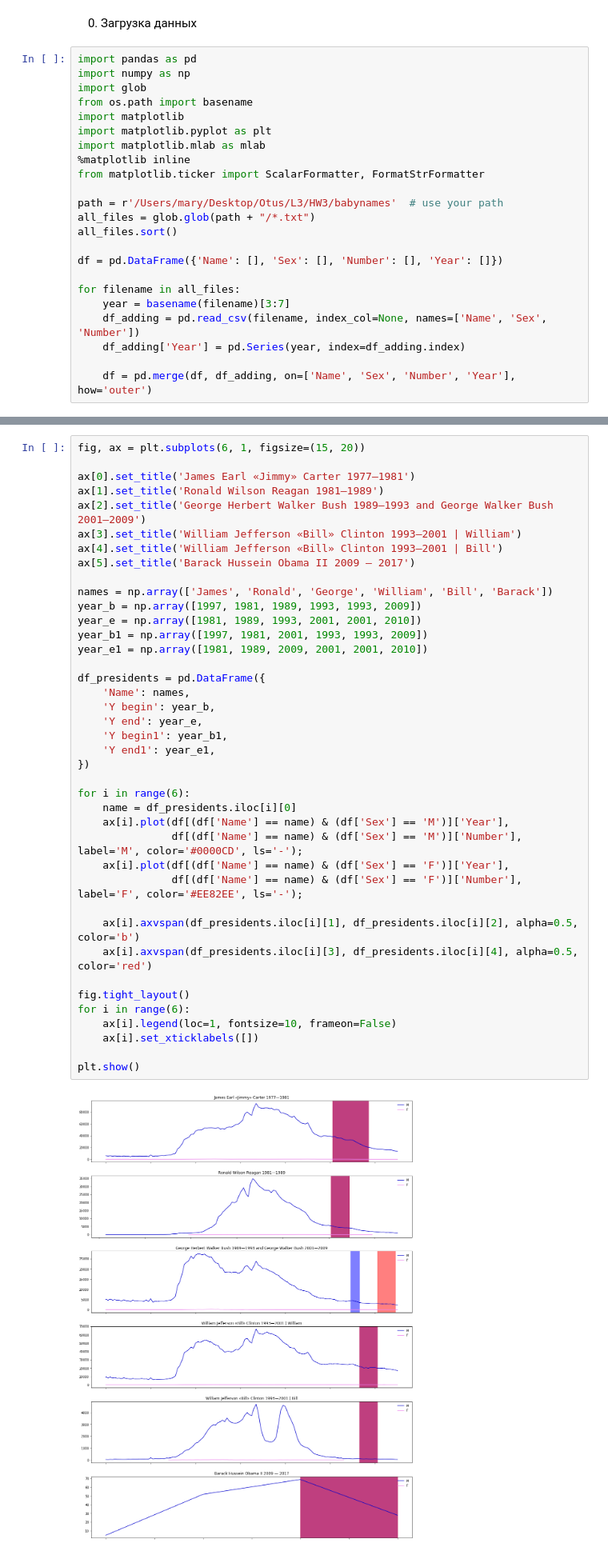
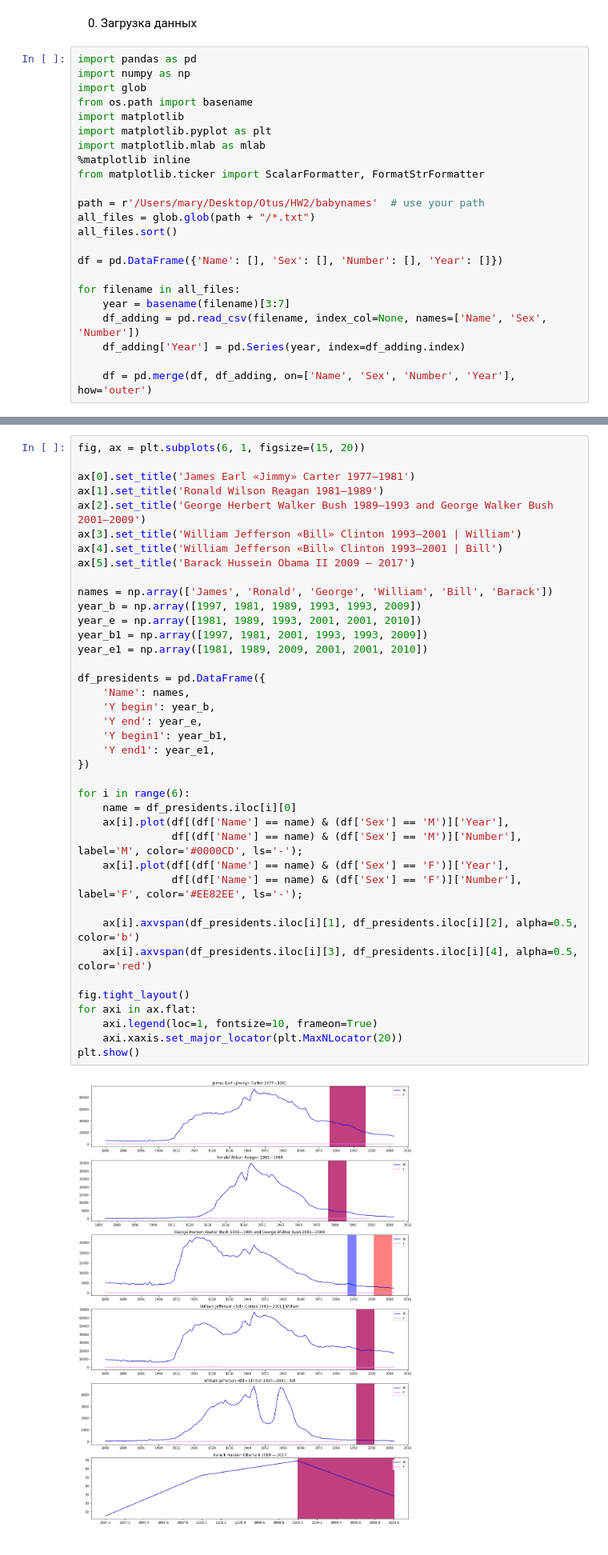
Before and after one commit to mmariyavyatkina/otus_course, a Jupyter notebook: HW2/Part1.ipynb, the cells around one changed output, grey strips where cells are left out. Shown at 80% size. Cells and saved outputs as stored; diff of their text form.

```diff
--- a/HW2/Part1.ipynb
+++ b/HW2/Part1.ipynb
@@ -11,7 +11,7 @@ import matplotlib.mlab as mlab
 %matplotlib inline
 from matplotlib.ticker import ScalarFormatter, FormatStrFormatter
 
-path = r'/Users/mary/Desktop/Otus/L3/HW3/babynames'  # use your path
+path = r'/Users/mary/Desktop/Otus/HW2/babynames'  # use your path
 all_files = glob.glob(path + "/*.txt")
 all_files.sort()
 
@@ -297,37 +296,36 @@ ax[3].set_title('William Jefferson «Bill» Clinton 1993—2001 | William')
 ax[4].set_title('William Jefferson «Bill» Clinton 1993—2001 | Bill')
 ax[5].set_title('Barack Hussein Obama II 2009 — 2017')
 
 names = np.array(['James', 'Ronald', 'George', 'William', 'Bill', 'Barack'])
 year_b = np.array([1997, 1981, 1989, 1993, 1993, 2009])
 year_e = np.array([1981, 1989, 1993, 2001, 2001, 2010])
 year_b1 = np.array([1997, 1981, 2001, 1993, 1993, 2009])
 year_e1 = np.array([1981, 1989, 2009, 2001, 2001, 2010])
 
 df_presidents = pd.DataFrame({
     'Name': names,
     'Y begin': year_b,
     'Y end': year_e,
     'Y begin1': year_b1,
     'Y end1': year_e1,
 })
 
 for i in range(6):
     name = df_presidents.iloc[i][0]
     ax[i].plot(df[(df['Name'] == name) & (df['Sex'] == 'M')]['Year'],
                df[(df['Name'] == name) & (df['Sex'] == 'M')]['Number'], label='M', color='#0000CD', ls='-');
     ax[i].plot(df[(df['Name'] == name) & (df['Sex'] == 'F')]['Year'],
                df[(df['Name'] == name) & (df['Sex'] == 'F')]['Number'], label='F', color='#EE82EE', ls='-');
 
     ax[i].axvspan(df_presidents.iloc[i][1], df_presidents.iloc[i][2], alpha=0.5, color='b')
     ax[i].axvspan(df_presidents.iloc[i][3], df_presidents.iloc[i][4], alpha=0.5, color='red')
 
 fig.tight_layout()
-for i in range(6):
-    ax[i].legend(loc=1, fontsize=10, frameon=False)
-    ax[i].set_xticklabels([])
-
+for axi in ax.flat:
+    axi.legend(loc=1, fontsize=10, frameon=True)
+    axi.xaxis.set_major_locator(plt.MaxNLocator(20))
 plt.show()
 # %% [output]
-[figure, old version]
+[figure, new version]
 # %% [markdown]
 Как видно из графиков, пик популярностей имен был ранее президентских сроков соответствующих правителей. Таким образом, имена президентов в большинстве случаев никак не повлияли на общую динамику имен. Однако стоит выделить имя Барака Обамы, которое в преддверии его президентства начало набирать популярность, а ровно с момента начала правления стало популярность терять, что говорит о возможной зависимости для данного президента.
```
Also changed, not shown: parts of 7 cells of this notebook.
